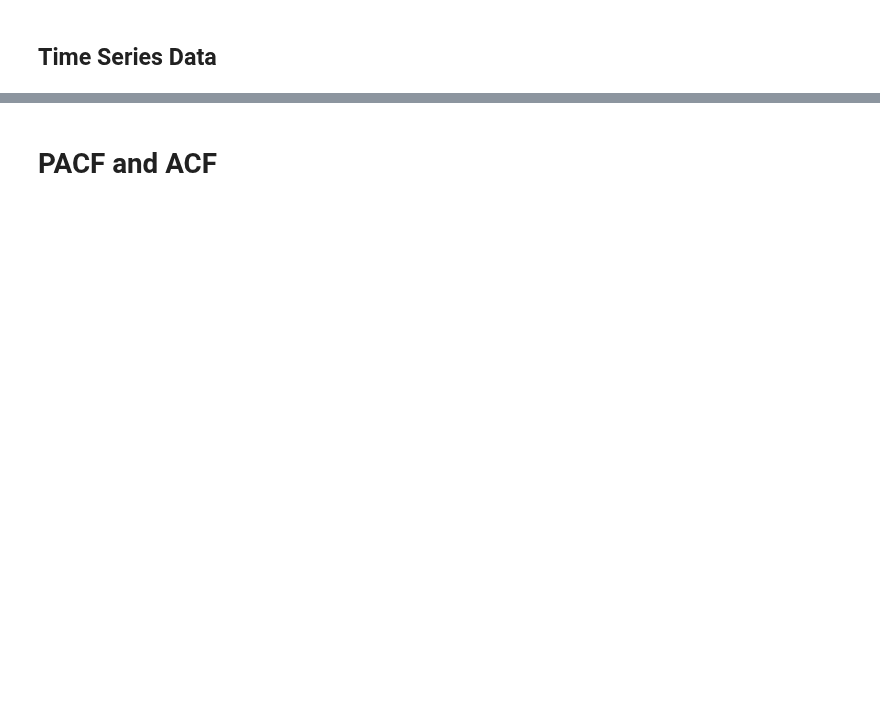
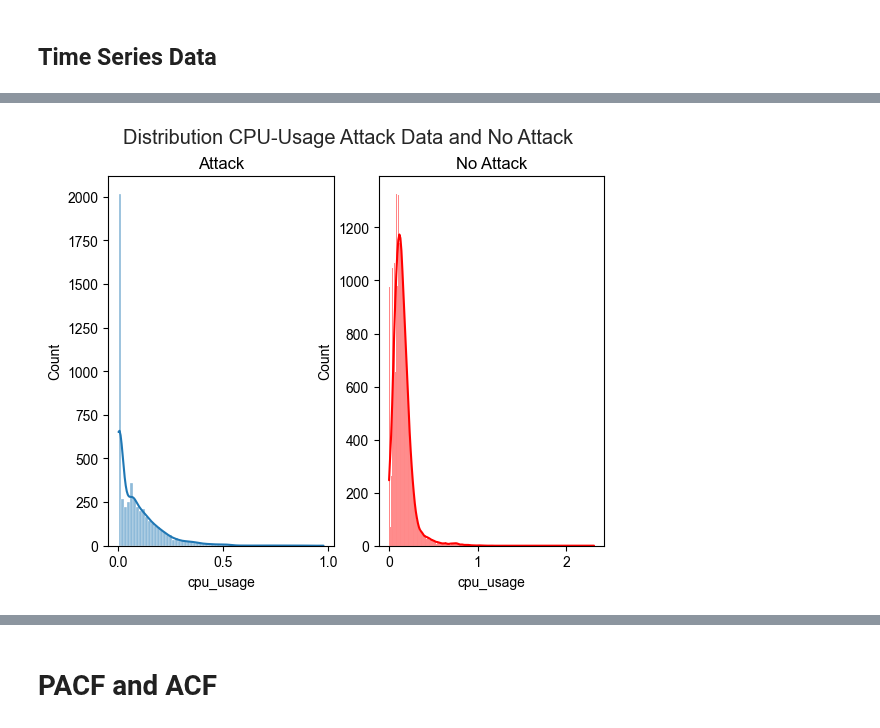
Before and after one commit to Janalytics94/anomaly-detection-software, a Jupyter notebook: src/analyse/EDA_beforepp.ipynb, the cells around one changed output, grey strips where cells are left out. Cells and saved outputs as stored; diff of their text form; code cells hidden in the pictures; blank space fills up the shorter version.

```diff
--- a/src/analyse/EDA_beforepp.ipynb
+++ b/src/analyse/EDA_beforepp.ipynb
@@ -449,0 +396,4 @@ def split_by_container(df) -> list:
+# %%
+# only observations where the attack is happening
+attack = test[test['exploit']==True]
+attack.shape
@@ -449,0 +424,4 @@ def split_by_container(df) -> list:
+# %%
+# compare with the oberservations where no exploit is happening
+no_attack = test[test['exploit']==False]
+no_attack.shape
@@ -449,0 +442,11 @@ def split_by_container(df) -> list:
+# %%
+fig, axes = plt.subplots(1,2)
+sns.set()
+fig.suptitle('Distribution CPU-Usage Attack Data and No Attack')
+axes[0].set_title('Attack')
+axes[1].set_title('No Attack')
+sns.histplot(attack['cpu_usage'], kde=True, ax=axes[0])# left skewed
+sns.histplot(no_attack['cpu_usage'], kde=True, ax=axes[1], color='red') # left skewed
+plt.show()
+# %% [output]
+[figure, added]
```
Also changed, not shown: parts of 17 cells of this notebook, 9 other files.
